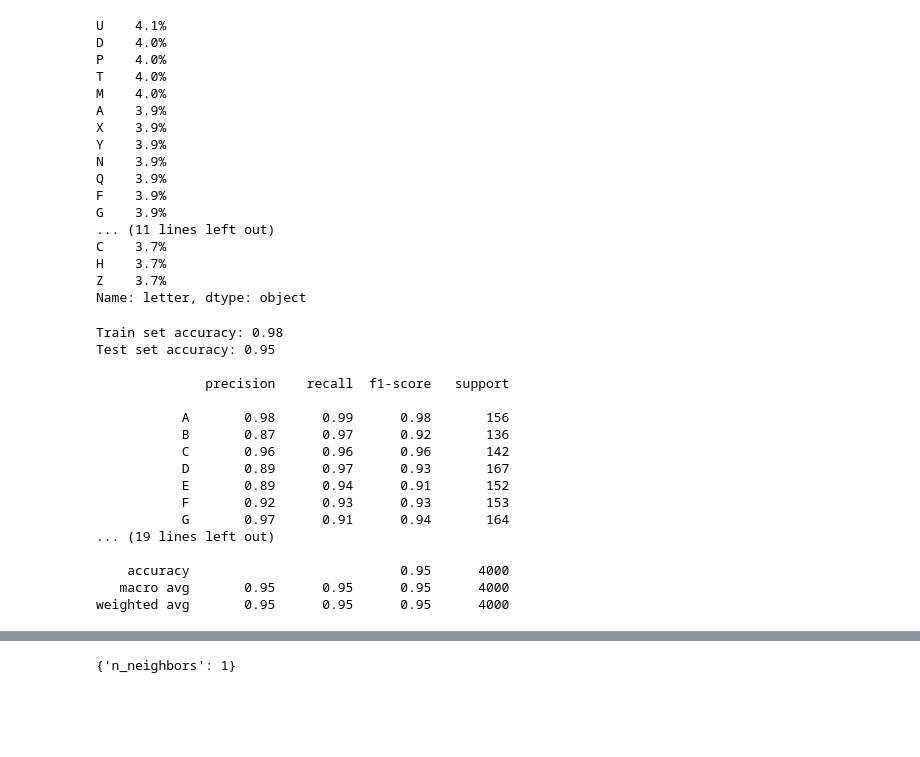
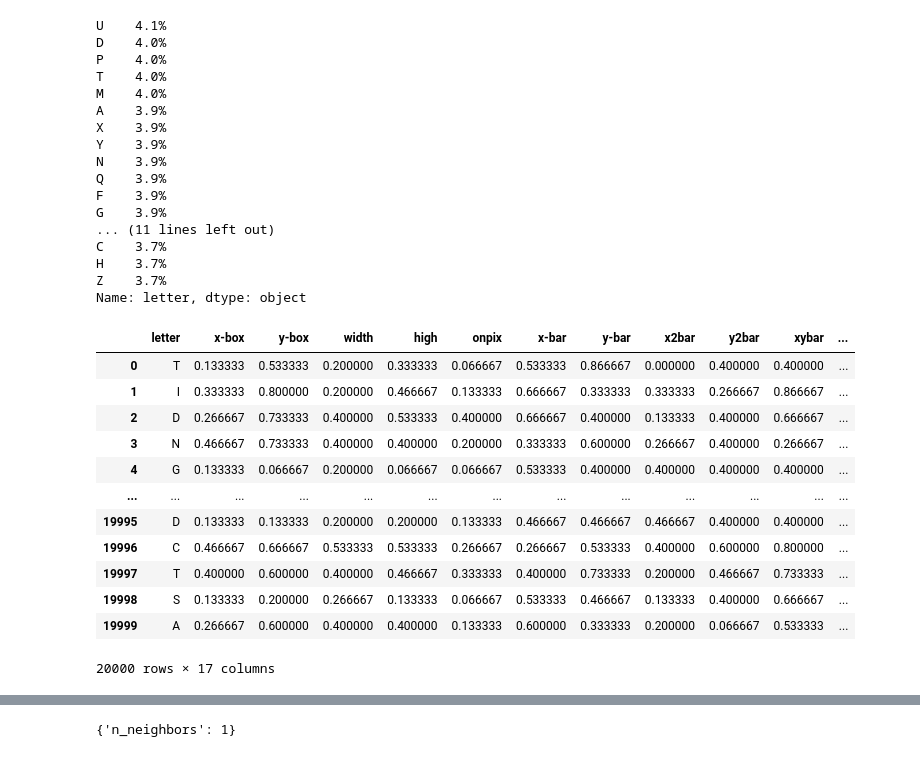
Before and after one commit to golecalicja/letter-recognition, a Jupyter notebook: letter-recognition.ipynb, the cells around one changed output, grey strips where cells are left out. Saved outputs shown, nothing was run; the diff lists cells and outputs as text; code cells hidden in the pictures; blank space fills up the shorter version.

```diff
--- a/letter-recognition.ipynb
+++ b/letter-recognition.ipynb
@@ -60,6 +60,23 @@ min_max_scaler = MinMaxScaler()
 x_scaled = min_max_scaler.fit_transform(x)
 df = pd.DataFrame(x_scaled)
 df.insert(0, 'letter', letter_column)
+# %%
+df.columns = ['letter', 'x-box', 'y-box', 'width', 'high', 'onpix', 'x-bar', 'y-bar', 'x2bar', 'y2bar', 'xybar', 'x2ybr', 'xy2br', 'x-ege', 'xegvy', 'y-ege', 'yegvx']
+df
+# %% [output]
+|  | letter | x-box | y-box | width | high | onpix | x-bar | y-bar | x2bar | y2bar | xybar | ... |
+| 0 | T | 0.133333 | 0.533333 | 0.200000 | 0.333333 | 0.066667 | 0.533333 | 0.866667 | 0.000000 | 0.400000 | 0.400000 | ... |
+| 1 | I | 0.333333 | 0.800000 | 0.200000 | 0.466667 | 0.133333 | 0.666667 | 0.333333 | 0.333333 | 0.266667 | 0.866667 | ... |
+| 2 | D | 0.266667 | 0.733333 | 0.400000 | 0.533333 | 0.400000 | 0.666667 | 0.400000 | 0.133333 | 0.400000 | 0.666667 | ... |
+| 3 | N | 0.466667 | 0.733333 | 0.400000 | 0.400000 | 0.200000 | 0.333333 | 0.600000 | 0.266667 | 0.400000 | 0.266667 | ... |
+| 4 | G | 0.133333 | 0.066667 | 0.200000 | 0.066667 | 0.066667 | 0.533333 | 0.400000 | 0.400000 | 0.400000 | 0.400000 | ... |
+| ... | ... | ... | ... | ... | ... | ... | ... | ... | ... | ... | ... | ... |
+| 19995 | D | 0.133333 | 0.133333 | 0.200000 | 0.200000 | 0.133333 | 0.466667 | 0.466667 | 0.466667 | 0.400000 | 0.400000 | ... |
+| 19996 | C | 0.466667 | 0.666667 | 0.533333 | 0.533333 | 0.266667 | 0.266667 | 0.533333 | 0.400000 | 0.600000 | 0.800000 | ... |
+| 19997 | T | 0.400000 | 0.600000 | 0.400000 | 0.466667 | 0.333333 | 0.400000 | 0.733333 | 0.200000 | 0.466667 | 0.733333 | ... |
+| 19998 | S | 0.133333 | 0.200000 | 0.266667 | 0.133333 | 0.066667 | 0.533333 | 0.466667 | 0.133333 | 0.400000 | 0.666667 | ... |
+| 19999 | A | 0.266667 | 0.600000 | 0.400000 | 0.400000 | 0.133333 | 0.600000 | 0.333333 | 0.200000 | 0.066667 | 0.533333 | ... |
+20000 rows × 17 columns
 # %%
 X = df.drop('letter', axis=1)
 y = df['letter']
@@ -79,24 +96,3 @@ def evaluate(model):
     print(f'Train set accuracy: {train_accuracy:.2f}')
     print(f'Test set accuracy: {test_accuracy:.2f}' + '\n')
     print(clf_report + '\n')
-# %%
-model = KNeighborsClassifier()
-evaluate(model)
-# %% [output]
-Train set accuracy: 0.98
-Test set accuracy: 0.95
-
-              precision    recall  f1-score   support
-
-           A       0.98      0.99      0.98       156
-           B       0.87      0.97      0.92       136
-           C       0.96      0.96      0.96       142
-           D       0.89      0.97      0.93       167
-           E       0.89      0.94      0.91       152
-           F       0.92      0.93      0.93       153
-           G       0.97      0.91      0.94       164
-... (19 lines left out)
-
-    accuracy                           0.95      4000
-   macro avg       0.95      0.95      0.95      4000
-weighted avg       0.95      0.95      0.95      4000
```
Also changed, not shown: parts of 9 cells of this notebook.
